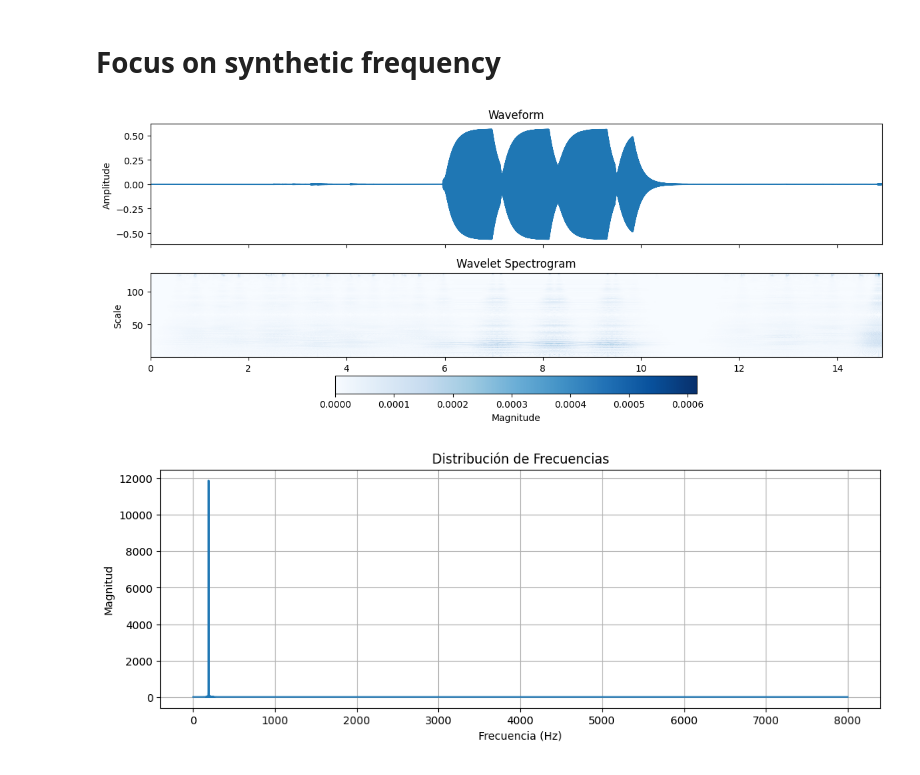
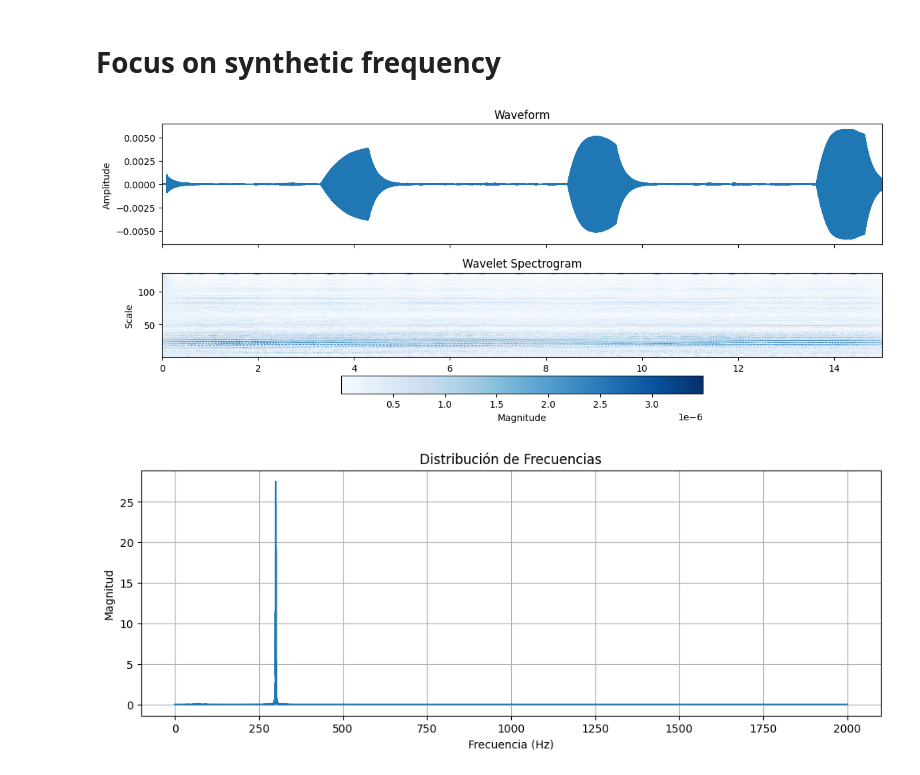
Before and after one commit to Afroefras/coratech, a Jupyter notebook: notebooks/trigger_notification.ipynb, the cells around one changed output. Saved outputs shown, nothing was run; the diff lists cells and outputs as text; code cells hidden in the pictures.

```diff
--- a/notebooks/trigger_notification.ipynb
+++ b/notebooks/trigger_notification.ipynb
@@ -11,6 +15,6 @@ from helpers.plot import plot_wavelet_spectrogram, plot_audio_fft
 # %%
-AUDIO_NAME = "test-trigger.m4a"
-DIGITAL_AUDIO_DIR = get_base_dir().joinpath(f"data/mobile/{AUDIO_NAME}")
+AUDIO_NAME = "test-202407211616.wav"
+DIGITAL_AUDIO_DIR = get_base_dir().joinpath(f"data/digital/{AUDIO_NAME}")
 
 digital_audio, digital_sample_rate = torchaudio.load(str(DIGITAL_AUDIO_DIR))
 print("Sample rate: ", digital_sample_rate)
@@ -27,18 +31,18 @@ Sample rate:  16000
 # %% [markdown]
 # Focus on synthetic frequency
 # %%
-low_cutoff = 189
-high_cutoff = 191
+low_cutoff = 299
+high_cutoff = 301
 
 filtered_audio = apply_bandpass_filter(
     digital_audio, digital_sample_rate, low_cutoff, high_cutoff
 )
 
 plot_wavelet_spectrogram(filtered_audio.numpy(), digital_sample_rate)
 plot_audio_fft(filtered_audio.numpy(), digital_sample_rate)
 
 Audio(filtered_audio, rate=digital_sample_rate, autoplay=True)
 # %% [output]
-[figure, old version]
+[figure, new version]
-[figure, old version]
+[figure, new version]
 [interactive output not drawn]
```
Also changed, not shown: parts of 14 cells of this notebook, 1 other file.
